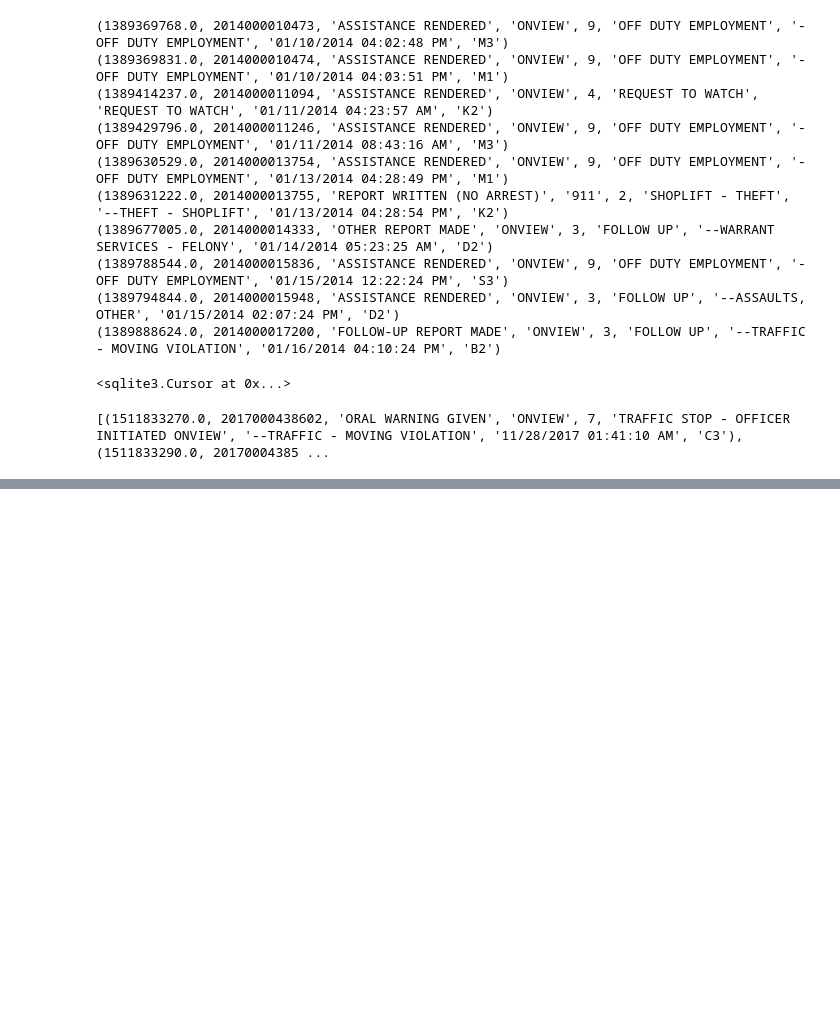
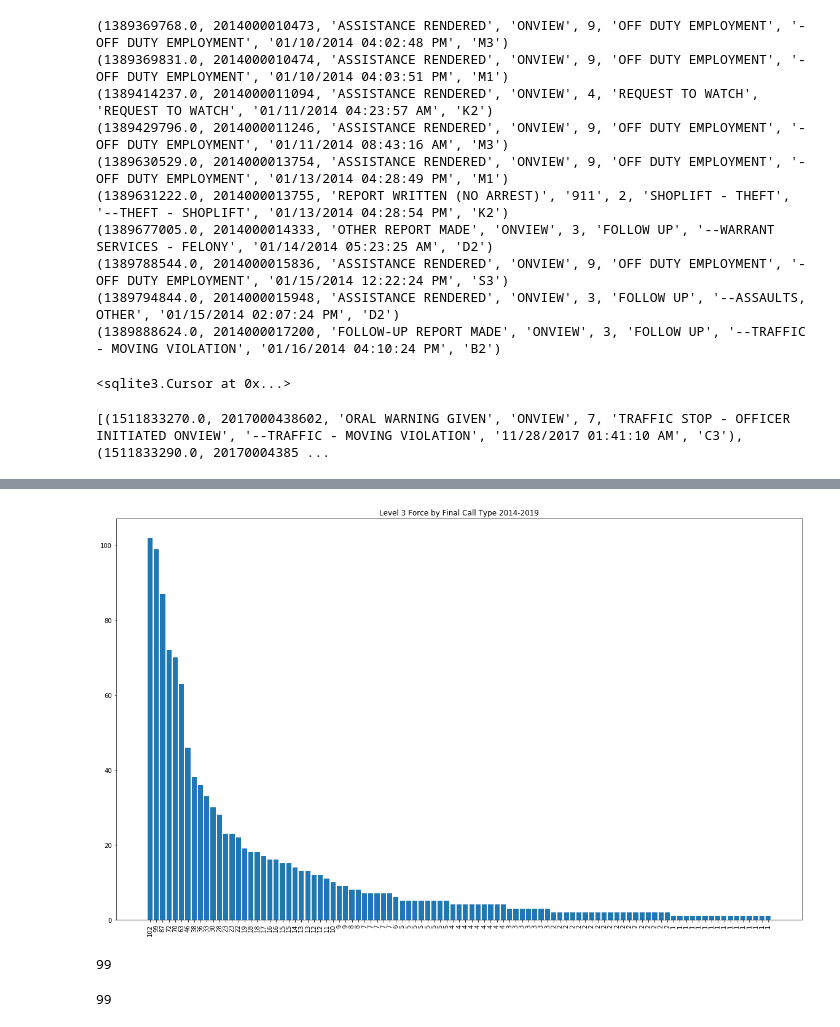
Before and after one commit to SarahMBurgart/use-of-force, a Jupyter notebook: EDA.ipynb, the cells around one changed output, grey strips where cells are left out. Drawn from its saved outputs; the diff is of its cells as text; code cells hidden in the pictures; blank space fills up the shorter version.

```diff
--- a/EDA.ipynb
+++ b/EDA.ipynb
@@ -226,0 +374,21 @@ array(['White', 'Black or African American', 'Not Specified',
+# %%
+
+fig, ax = plt.subplots(1,1, figsize=(20,12))
+fct = force3.Final_Call_Type.value_counts()
+lst = list(fct.values)
+plt.bar(np.arange(99), lst)
+#plt.xticks([])
+#plt.xticks()
+
+plt.xticks(np.arange(99), lst,  rotation='vertical')
+plt.title("Level 3 Force by Final Call Type 2014-2019");
+# %% [output]
+[figure, added]
+# %%
+len(force3.Final_Call_Type.value_counts())
+# %% [output]
+99
+# %%
+len(force3.Final_Call_Type.value_counts().index)
+# %% [output]
+99
```
Also changed, not shown: parts of 40 cells of this notebook.
